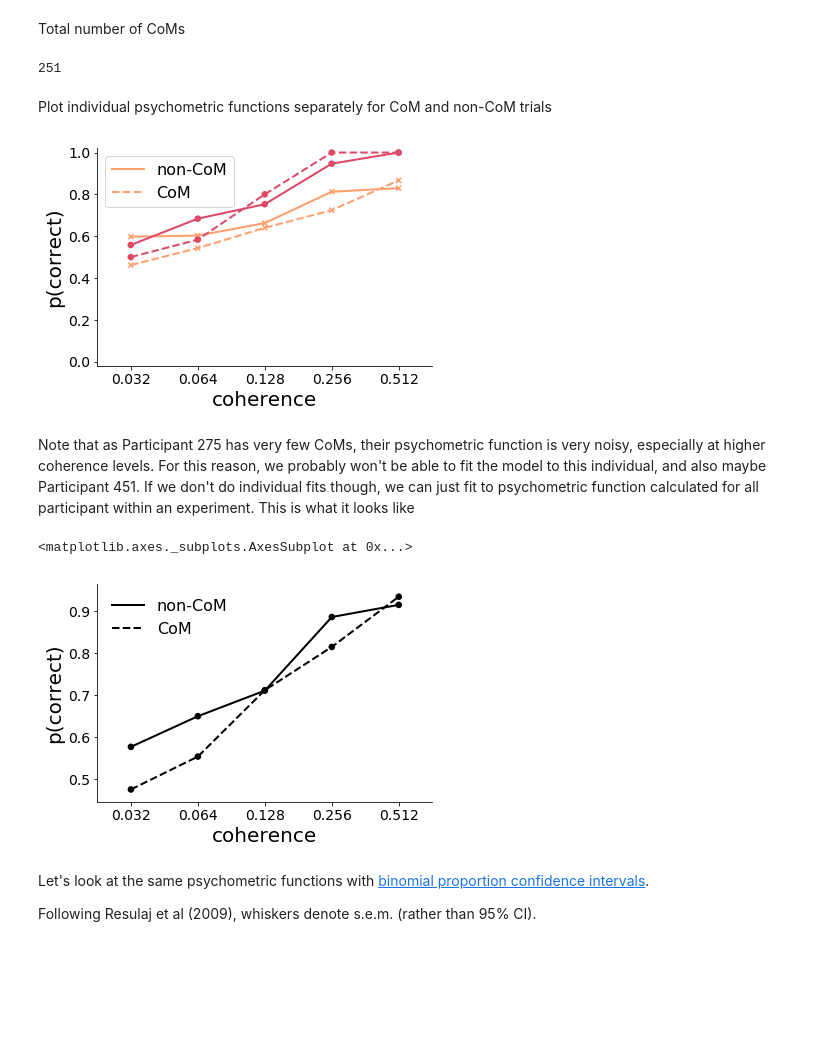
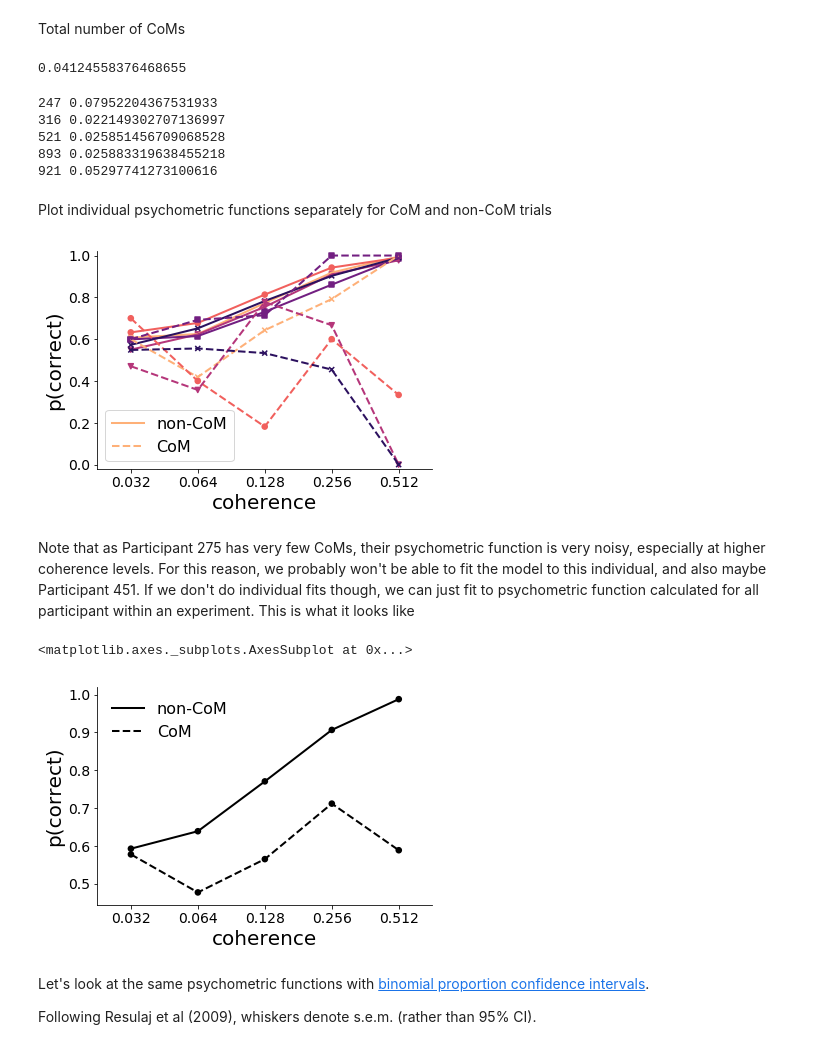
Before and after one commit to nidstigator/com_fixed_duration, a Jupyter notebook: analysis/psychometrics.ipynb, the cells around one changed output. Cells and saved outputs as stored; diff of their text form; code cells hidden in the pictures; blank space fills up the shorter version.

```diff
--- a/analysis/psychometrics.ipynb
+++ b/analysis/psychometrics.ipynb
@@ -27,6 +27,9 @@ data_path = 'C:/Users/azgonnikov/Google Drive/data/CoM_fixed_duration/processed'
 
 choices, dynamics = dr.get_data(path=data_path, rename_vars=True)
 
+choices = choices[~choices.index.get_level_values(0).isin([216,747])]
+dynamics = dynamics[~dynamics.index.get_level_values(0).isin([216,747])]
+
 #set precision for displaying float-point values in the notebook
 pd.options.display.float_format = '{:,.3f}'.format
 
@@ -41,9 +44,18 @@ The autoreload extension is already loaded. To reload it, use:
 # %% [markdown]
 Total number of CoMs
 # %%
-len(choices[choices.is_com])
+len(choices[choices.is_com])/len(choices)
 # %% [output]
-251
+0.04124558376468655
+# %%
+for subj_id in choices.index.get_level_values('subj_id').unique().values:
+    print(subj_id, len(choices[choices.is_com].loc[subj_id])/len(choices.loc[subj_id]))
+# %% [output]
+247 0.07952204367531933
+316 0.022149302707136997
+521 0.025851456709068528
+893 0.025883319638455218
+921 0.05297741273100616
 # %% [markdown]
 Plot individual psychometric functions separately for CoM and non-CoM trials
 # %%
@@ -52,37 +64,38 @@ def plot_psychometric_function_individual(c, color, marker):
                    len(c[(c.coherence==coherence) & (c.is_com==is_com)])
                if len(c[(c.coherence==coherence) & (c.is_com==is_com)]) else np.NaN
            for coherence in np.sort(c.coherence.unique())
            for is_com in np.sort(c.is_com.unique())]
 
     p_correct = pd.DataFrame(psf, columns=['p_correct'],
                         index=pd.MultiIndex.from_product([np.sort(c.coherence.unique()),
                                                           np.sort(c.is_com.unique())],
                                                          names=['coherence', 'is_com']))
 
     ax = sns.pointplot(data=p_correct.reset_index(), x='coherence', y='p_correct', hue='is_com',
                        palette=[color, color], linestyles=['-', '--'], markers=[marker, marker],
                        scale=0.75)
 
     ax.set_xlabel('coherence')
     ax.set_ylabel('p(correct)')
     ax.legend(handles=ax.lines[::len(c.coherence.unique())+1], labels=['non-CoM','CoM'])
 
     return ax
 
 def plot_psychometric_functions(choices):
     plt.figure()
     choices = choices[~(choices.coherence==0)]
+    subjects = np.sort(choices.index.get_level_values('subj_id').unique().values)
 #     colors = ['C0', 'C1', 'C2', 'C3']
-    markers = ['x','o','v','s']
-    colors = sns.color_palette(palette_subj, 4)
-    for i, subj_id in enumerate(np.sort(choices.index.get_level_values('subj_id').unique().values)):
+    markers = ['x','o','v','s','x','o','v','s']
+    colors = sns.color_palette(palette_subj, len(subjects))
+    for i, subj_id in enumerate(subjects):
         ax = plot_psychometric_function_individual(choices.loc[subj_id], color=colors[i], marker=markers[i])
     ax.set_ylim([-0.02, 1.02])
 #     plt.savefig(('figures/psychometric_function_individual_%s' % (exp)).replace(' ', '_'), bbox_inches='tight')
 
 plot_psychometric_functions(choices)
 # %% [output]
-[figure, old version]
+[figure, new version]
 # %% [markdown]
 Note that as Participant 275 has very few CoMs, their psychometric function is very noisy, especially at higher coherence levels. For this reason, we probably won't be able to fit the model to this individual, and also maybe Participant 451. If we don't do individual fits though, we can just fit to psychometric function calculated for all participant within an experiment. This is what it looks like
 # %%
@@ -113,7 +126,7 @@ def plot_psychometric_function_aggregate(c, n_threshold=0, color='k'):
 plot_psychometric_function_aggregate(choices, n_threshold=5)
 # %% [output]
 <matplotlib.axes._subplots.AxesSubplot at 0x...>
-[figure, old version]
+[figure, new version]
 # %% [markdown]
 Let's look at the same psychometric functions with [binomial proportion confidence intervals](https://en.wikipedia.org/wiki/Binomial_proportion_confidence_interval).
 
```
Also changed, not shown: parts of 10 cells of this notebook, 4 other files.
